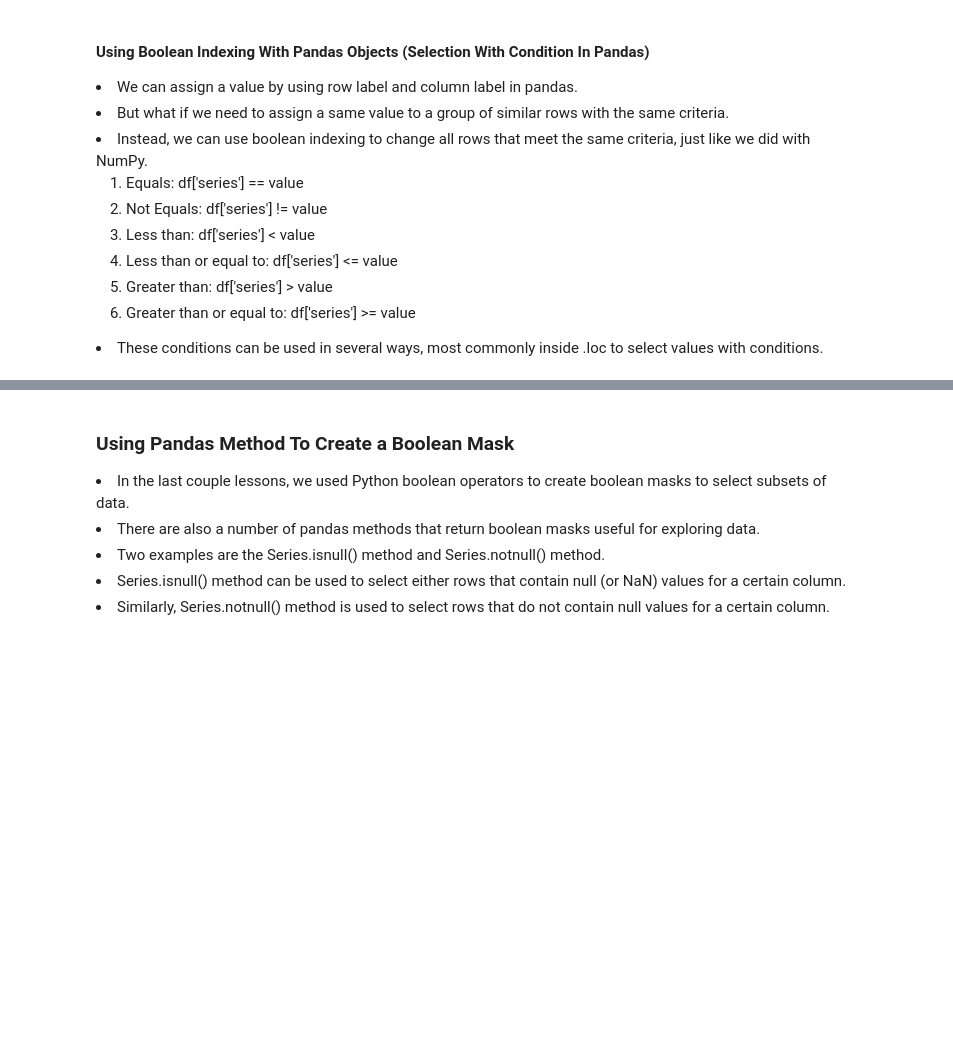
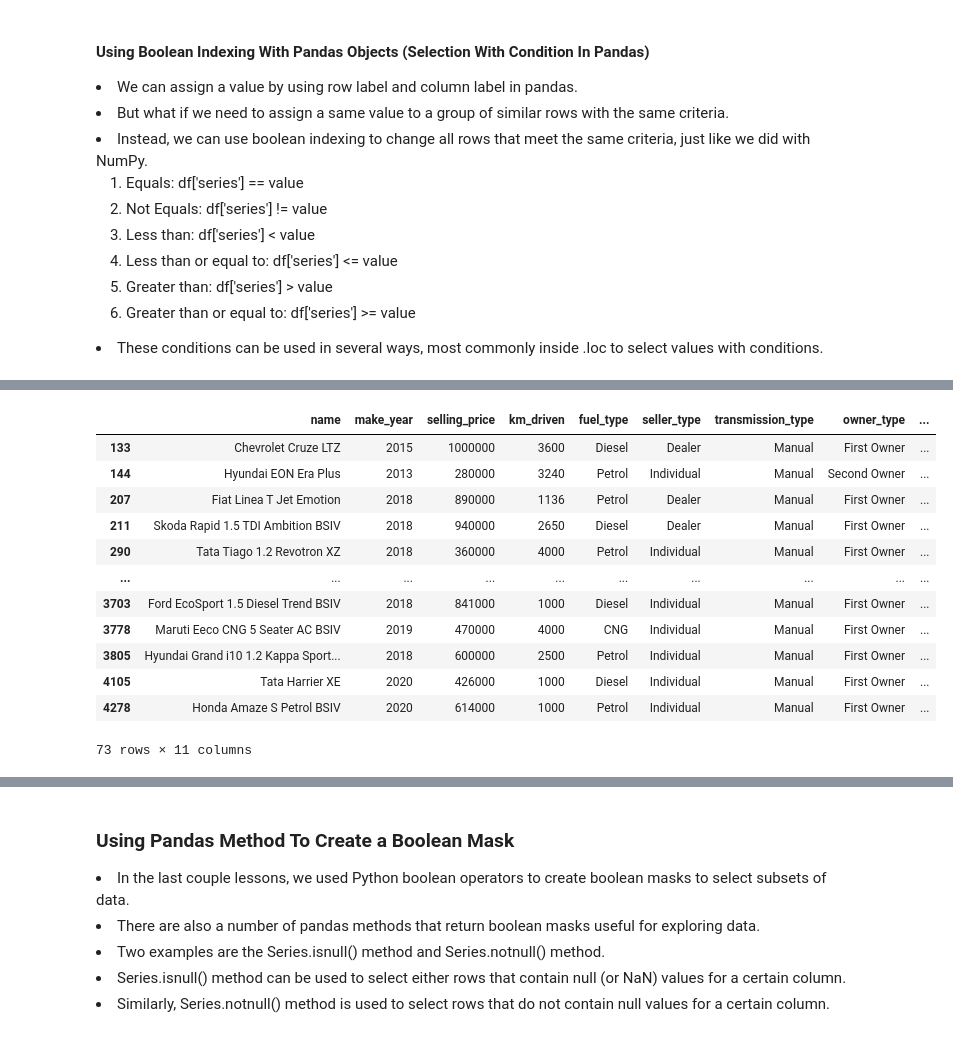
Before and after one commit to prabhat-123/Python_For_Data_Science, a Jupyter notebook: August_Lumbini_Course/notebooks/pandas_basics.ipynb, the cells around one changed output, grey strips where cells are left out. Drawn from its saved outputs; the diff is of its cells as text; code cells hidden in the pictures; blank space fills up the shorter version.

```diff
--- a/August_Lumbini_Course/notebooks/pandas_basics.ipynb
+++ b/August_Lumbini_Course/notebooks/pandas_basics.ipynb
@@ -1053,0 +1375,16 @@ car_details_df['top10counts'].value_counts()
+# %%
+car_df[car_df['km_driven'] <=4000]
+# %% [output]
+|  | name | make_year | selling_price | km_driven | fuel_type | seller_type | transmission_type | owner_type | ... |
+| 133 | Chevrolet Cruze LTZ | 2015 | 1000000 | 3600 | Diesel | Dealer | Manual | First Owner | ... |
+| 144 | Hyundai EON Era Plus | 2013 | 280000 | 3240 | Petrol | Individual | Manual | Second Owner | ... |
+| 207 | Fiat Linea T Jet Emotion | 2018 | 890000 | 1136 | Petrol | Dealer | Manual | First Owner | ... |
+| 211 | Skoda Rapid 1.5 TDI Ambition BSIV | 2018 | 940000 | 2650 | Diesel | Dealer | Manual | First Owner | ... |
+| 290 | Tata Tiago 1.2 Revotron XZ | 2018 | 360000 | 4000 | Petrol | Individual | Manual | First Owner | ... |
+| ... | ... | ... | ... | ... | ... | ... | ... | ... | ... |
+| 3703 | Ford EcoSport 1.5 Diesel Trend BSIV | 2018 | 841000 | 1000 | Diesel | Individual | Manual | First Owner | ... |
+| 3778 | Maruti Eeco CNG 5 Seater AC BSIV | 2019 | 470000 | 4000 | CNG | Individual | Manual | First Owner | ... |
+| 3805 | Hyundai Grand i10 1.2 Kappa Sport... | 2018 | 600000 | 2500 | Petrol | Individual | Manual | First Owner | ... |
+| 4105 | Tata Harrier XE | 2020 | 426000 | 1000 | Diesel | Individual | Manual | First Owner | ... |
+| 4278 | Honda Amaze S Petrol BSIV | 2020 | 614000 | 1000 | Petrol | Individual | Manual | First Owner | ... |
+73 rows × 11 columns
```
Also changed, not shown: parts of 200 cells of this notebook, 1 other file.
